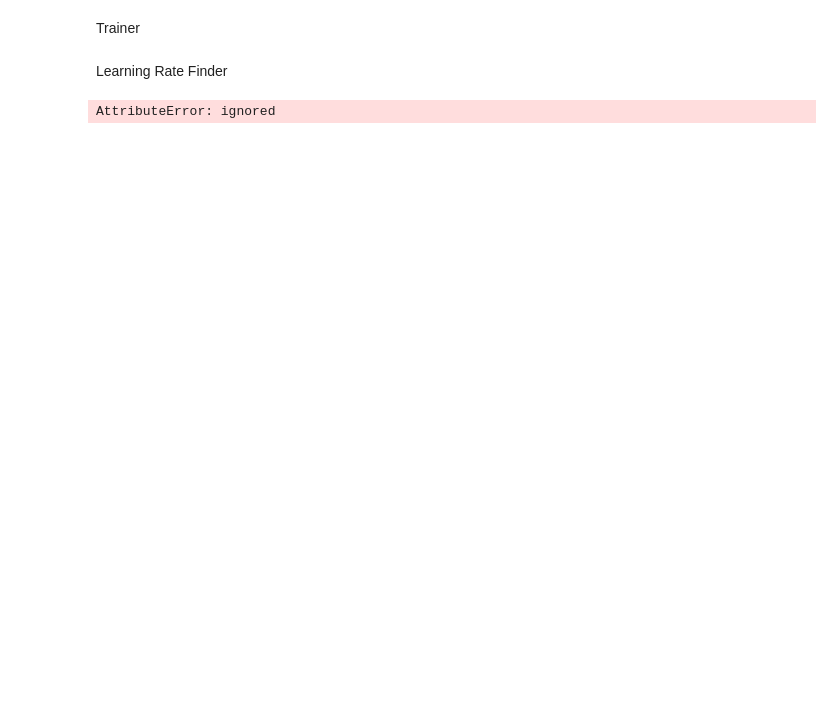
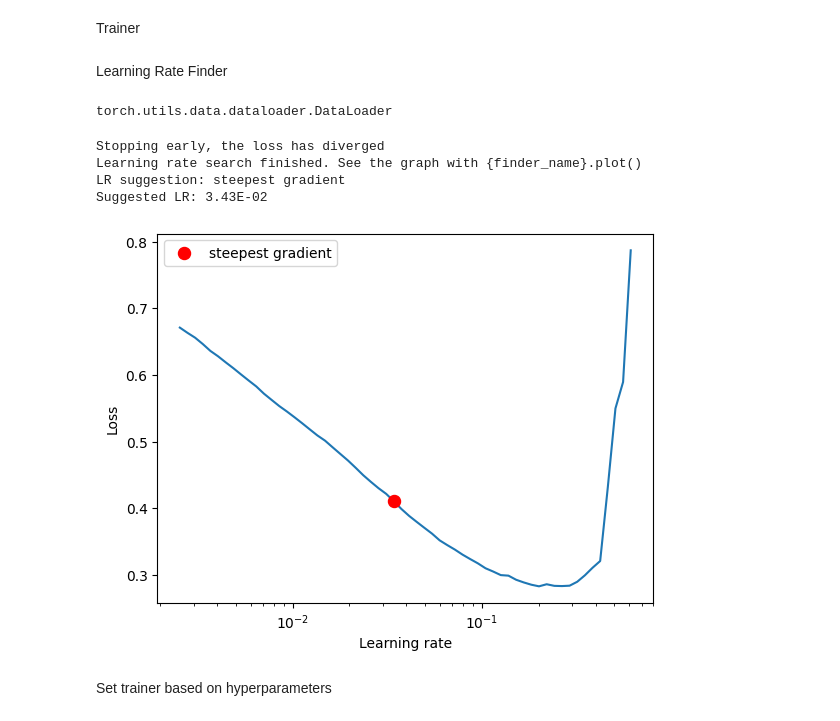
Before and after one commit to parimalakettymuthu/SupervisedLearning-ML-Projects, a Jupyter notebook: stackExchange_NN_Multilabelclassification.ipynb, the cells around one changed output. Saved outputs shown, nothing was run; the diff lists cells and outputs as text; code cells hidden in the pictures; blank space fills up the shorter version.

```diff
--- a/stackExchange_NN_Multilabelclassification.ipynb
+++ b/stackExchange_NN_Multilabelclassification.ipynb
@@ -125,7 +120,7 @@ Initialining all required HyperParameters
 hyperparameters = SimpleNamespace(
     EMBED_DIM=300,
     VOCAB_SIZE=len(se_vocab),
-    OUTPUT_DIM=2,
+    OUTPUT_DIM=10,
     HIDDEN_SIZES_LIST=[200],
     DPROB_LIST=[0.0],
     NON_LINEARITY=nn.ReLU(),
@@ -238,21 +233,21 @@ def init_weights(m):
 
 #Apply initialization to all modules
 if hyperparameters.INITIALIZATION == 'kaiming':
-  model_stackExchange.apply(init_weights)
+  stackExchange_model.apply(init_weights)
 
 
 #Defining optimizer
 def get_optimizer():
   if hyperparameters.OPTIMIZER == 'SGD':
     optimizer = torch.optim.SGD(
-        model_stackExchange.parameters(),
+        stackExchange_model.parameters(),
         lr = hyperparameters.LEARNING_RATE,
         momentum = hyperparameters.MOMENTUM,
         nesterov = hyperparameters.NESTROV,
     )
   else:
     optimizer = torch.optim.Adam(
-        model_stackExchange.parameters(),
+        stackExchange_model.parameters(),
         lr = hyperparameters.LEARNING_RATE
     )
   return optimizer
@@ -292,14 +287,23 @@ MLPCustom(
 Trainer
 # %%
 sEXchange_trainer = Trainer(
-    model=model_stackExchange, optimizer=optimizer_sExchange,
-    criterion=loss_function,
-    device=device_sExchange
+    model=stackExchange_model, optimizer=sExchange_optimizer,
+    criterion=se_loss_function,
+    device=sExchange_device
 )
 sEXchange_trainer.set_loaders(se_train_loader)
 # %% [markdown]
 Learning Rate Finder
+# %%
+type(se_train_loader)
+# %% [output]
+torch.utils.data.dataloader.DataLoader
 # %%
-sEXchange_trainer.lr_finder_range_test(sEXchange_trainer.se_train_loader)
+#sEXchange_trainer.lr_finder_range_test(sEXchange_trainer.se_train_loader)
+sEXchange_trainer.lr_finder_range_test(se_train_loader)
 # %% [output]
-AttributeError: ignored
+Stopping early, the loss has diverged
+Learning rate search finished. See the graph with {finder_name}.plot()
+LR suggestion: steepest gradient
+Suggested LR: 3.43E-02
+[figure, added]
@@ -305,0 +312,2 @@ AttributeError: ignored
+# %% [markdown]
+Set trainer based on hyperparameters
```
Also changed, not shown: parts of 7 cells of this notebook.
